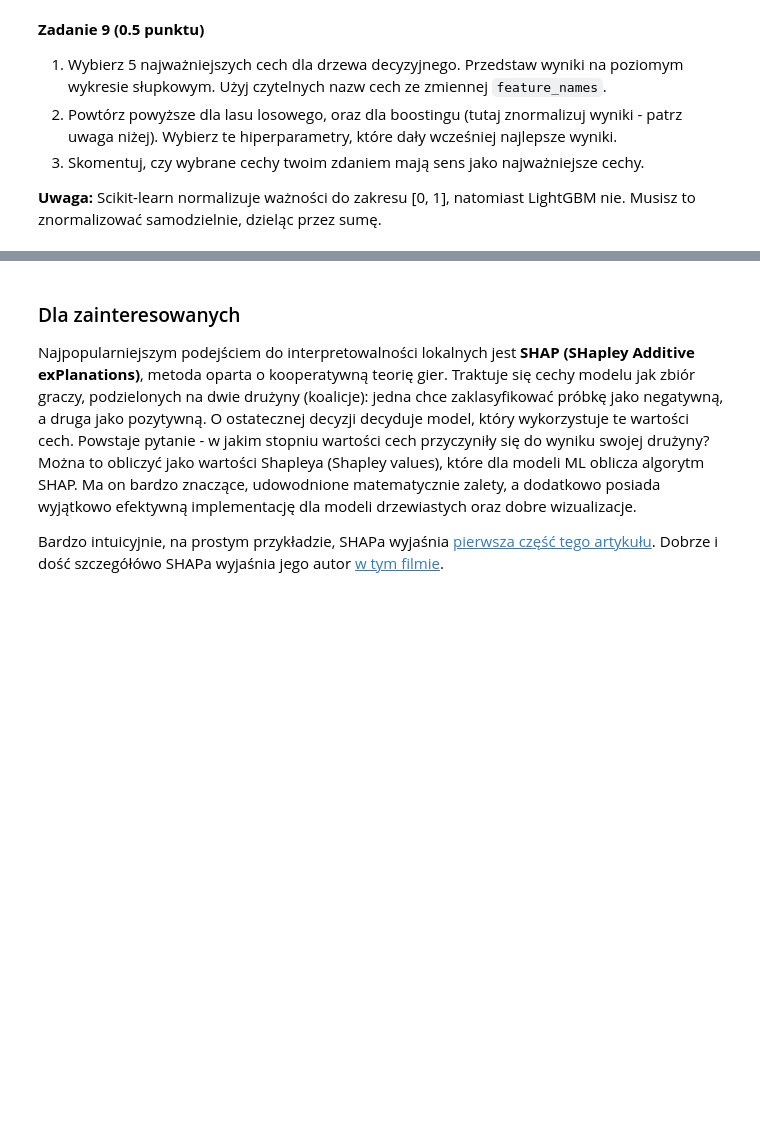
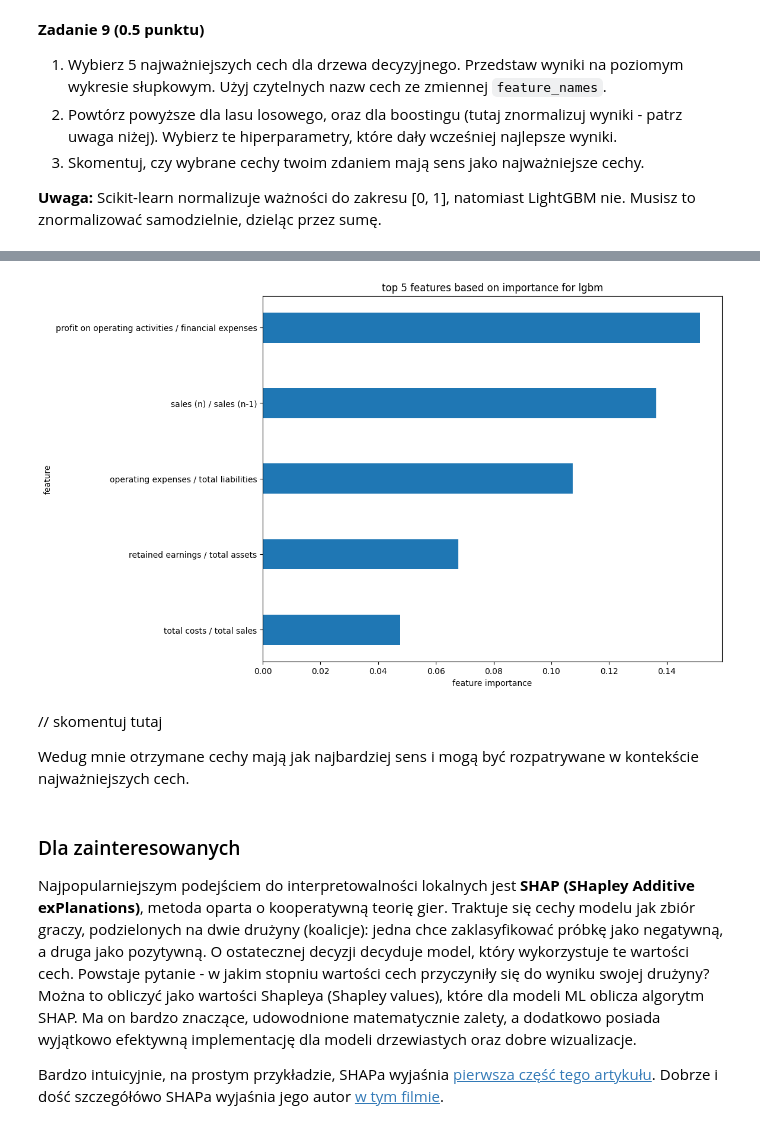
Before and after one commit to Wajktor13/ai-lab, a Jupyter notebook: lab2/lab_2.ipynb, the cells around one changed output, grey strips where cells are left out. Cells and saved outputs as stored; diff of their text form; code cells hidden in the pictures; blank space fills up the shorter version.

```diff
--- a/lab2/lab_2.ipynb
+++ b/lab2/lab_2.ipynb
@@ -655,3 +687,25 @@ Ze względu na powyższe, ważności cech normalizuje się często do zakresu [0
+# %%
+# 2 - lgbm_clf
+feature_importances = lgbm_clf.feature_importances_
+sorted_idx = feature_importances.argsort()[::-1]
+top_features = sorted_idx[:5]
+
+top_features = top_features[::-1]
+feature_importances = feature_importances / feature_importances.sum()
+
+plt.gcf().set_size_inches(10, 8)
+plt.barh(range(5), feature_importances[top_features], align='center', height=0.4)
+plt.yticks(range(5), [feature_names[i] for i in top_features])
+plt.xlabel('feature importance')
+plt.ylabel('feature')
+plt.title('top 5 features based on importance for lgbm')
+plt.show()
+# %% [output]
+[figure, added]
+# %% [markdown]
+// skomentuj tutaj
+
+Wedug mnie otrzymane cechy mają jak najbardziej sens i mogą być rozpatrywane w kontekście najważniejszych cech.
 # %% [markdown]
 ### Dla zainteresowanych
 
```
Also changed, not shown: parts of 12 cells of this notebook.
